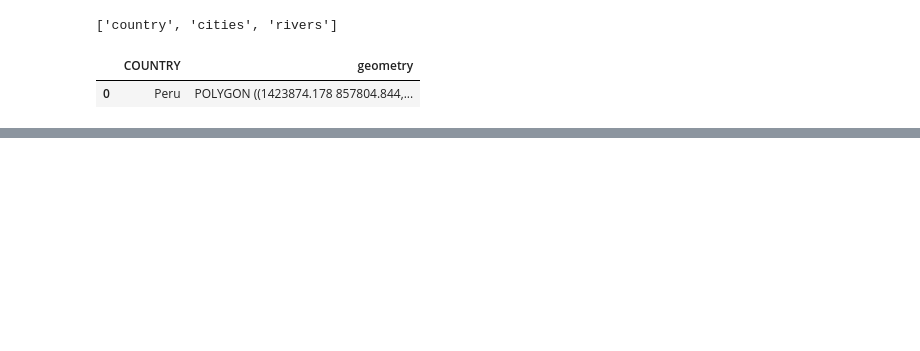
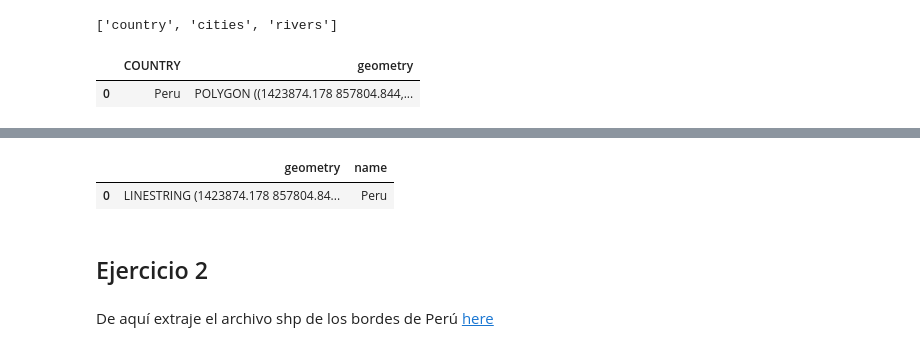
Before and after one commit to IntroSpatialDataScience/geodfEv3, a Jupyter notebook: Evaluacion3.ipynb, the cells around one changed output, grey strips where cells are left out. Drawn from its saved outputs; the diff is of its cells as text; code cells hidden in the pictures; blank space fills up the shorter version.

Commit message:
up data

```diff
--- a/Evaluacion3.ipynb
+++ b/Evaluacion3.ipynb
@@ -27,0 +61,11 @@ peru
+# %%
+peru_boundary.rename(columns={0:"geometry"},inplace=True)
+peru_boundary = peru_boundary.set_geometry("geometry")
+peru_boundary
+# %% [output]
+|  | geometry | name |
+| 0 | LINESTRING (1423874.178 857804.84... | Peru |
+# %% [markdown]
+## Ejercicio 2
+# %% [markdown]
+De aquí extraje el archivo shp de los bordes de Perú [here](https://data.humdata.org/dataset/cod-ab-per)
```
Also changed, not shown: parts of 11 cells of this notebook, 3 other files.
